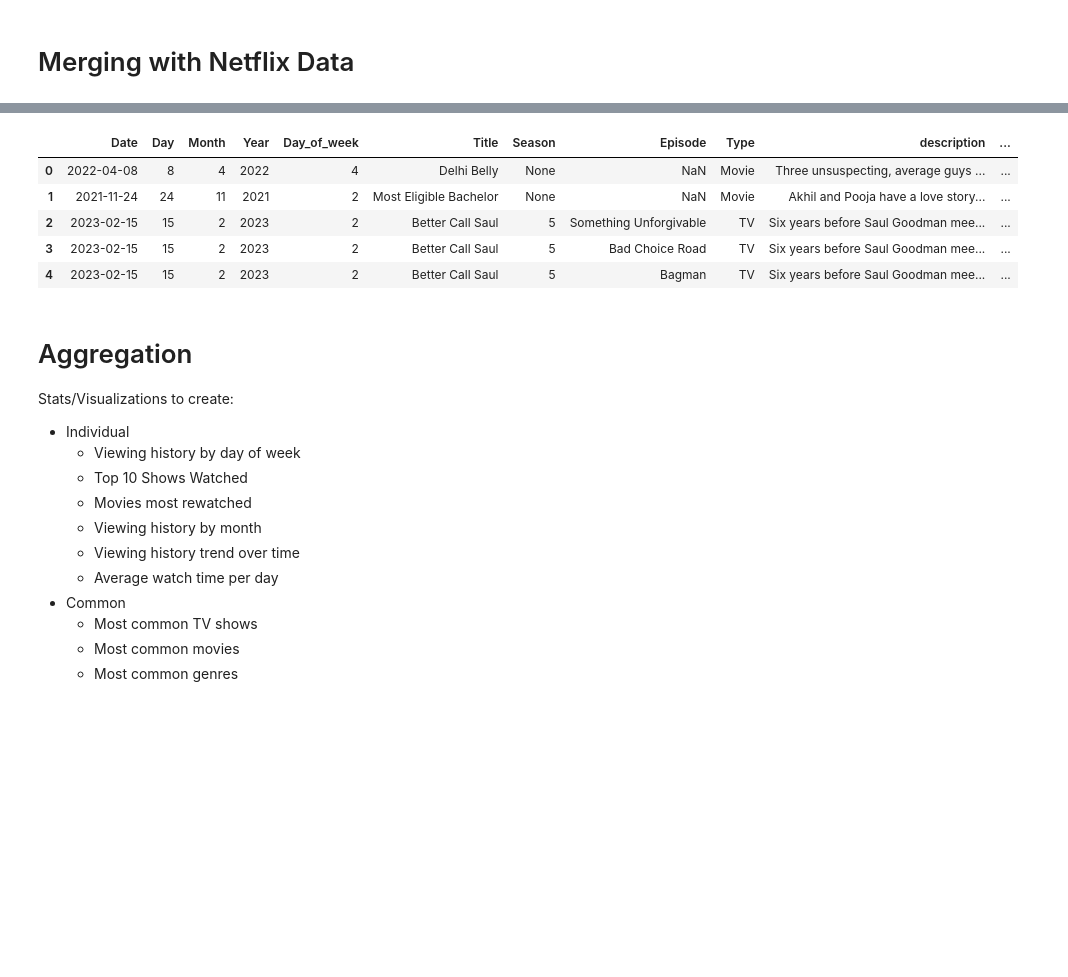
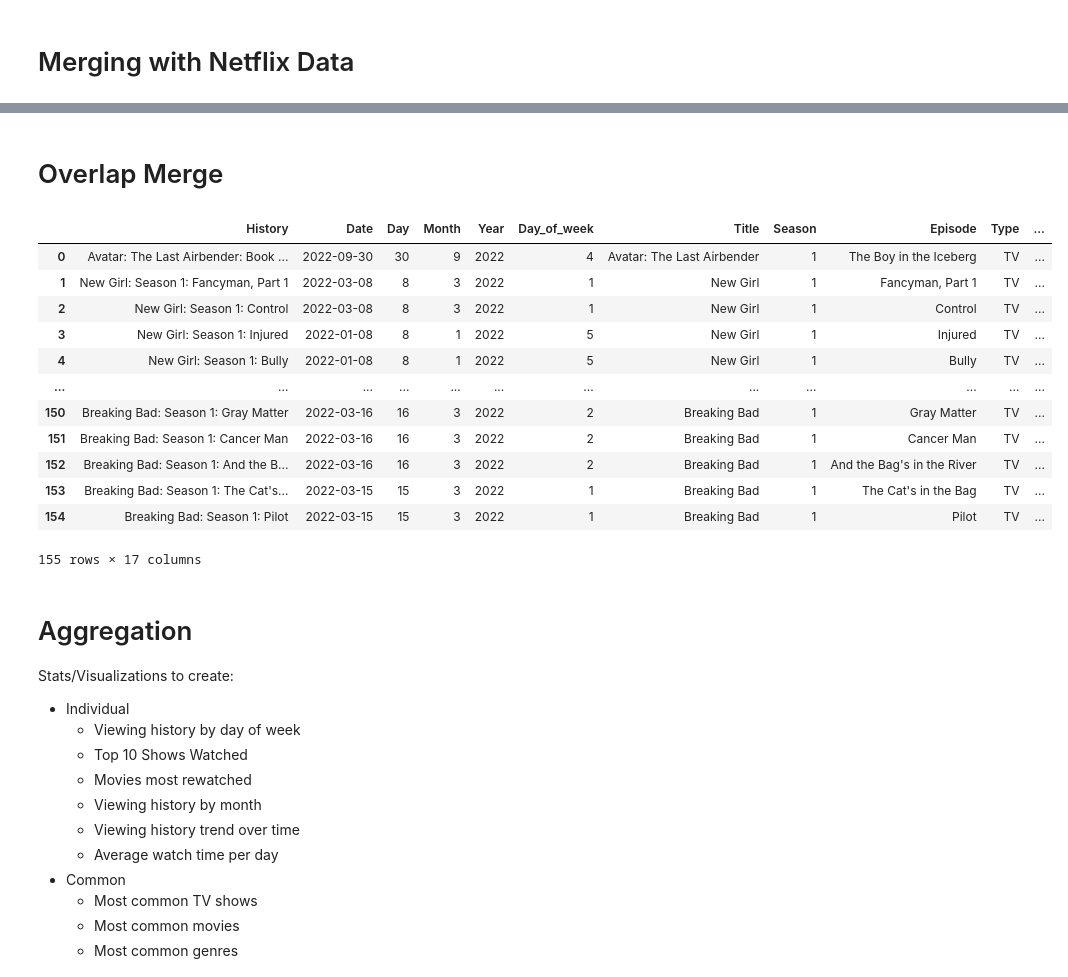
Before and after one commit to joylee13/pic16b_project, a Jupyter notebook: Netflix-Data/sample-history-clean.ipynb, the cells around one changed output, grey strips where cells are left out. Drawn from its saved outputs; the diff is of its cells as text; code cells hidden in the pictures; blank space fills up the shorter version.

```diff
--- a/Netflix-Data/sample-history-clean.ipynb
+++ b/Netflix-Data/sample-history-clean.ipynb
@@ -123,9 +191,0 @@ merged = merged.drop(cols_to_drop, axis = 1)
-# %%
-merged.head()
-# %% [output]
-|  | Date | Day | Month | Year | Day_of_week | Title | Season | Episode | Type | description | ... |
-| 0 | 2022-04-08 | 8 | 4 | 2022 | 4 | Delhi Belly | None | NaN | Movie | Three unsuspecting, average guys ... | ... |
-| 1 | 2021-11-24 | 24 | 11 | 2021 | 2 | Most Eligible Bachelor | None | NaN | Movie | Akhil and Pooja have a love story... | ... |
-| 2 | 2023-02-15 | 15 | 2 | 2023 | 2 | Better Call Saul | 5 | Something Unforgivable | TV | Six years before Saul Goodman mee... | ... |
-| 3 | 2023-02-15 | 15 | 2 | 2023 | 2 | Better Call Saul | 5 | Bad Choice Road | TV | Six years before Saul Goodman mee... | ... |
-| 4 | 2023-02-15 | 15 | 2 | 2023 | 2 | Better Call Saul | 5 | Bagman | TV | Six years before Saul Goodman mee... | ... |
@@ -132,3 +194,28 @@ merged.head()
+# %% [markdown]
+# Overlap Merge
+# %%
+def overlap_merge(df1, df2):
+    dfNew = df1.merge(df2, how = 'inner', left_on = 'History', right_on = 'History', suffixes=('', '_y'))
+    dfNew = dfNew.drop(dfNew.filter(regex='_y$').columns, axis=1)
+    return dfNew
+# %%
+overlap = overlap_merge(df1, df2)
+# %%
+overlap
+# %% [output]
+|  | History | Date | Day | Month | Year | Day_of_week | Title | Season | Episode | Type | ... |
+| 0 | Avatar: The Last Airbender: Book ... | 2022-09-30 | 30 | 9 | 2022 | 4 | Avatar: The Last Airbender | 1 | The Boy in the Iceberg | TV | ... |
+| 1 | New Girl: Season 1: Fancyman, Part 1 | 2022-03-08 | 8 | 3 | 2022 | 1 | New Girl | 1 | Fancyman, Part 1 | TV | ... |
+| 2 | New Girl: Season 1: Control | 2022-03-08 | 8 | 3 | 2022 | 1 | New Girl | 1 | Control | TV | ... |
+| 3 | New Girl: Season 1: Injured | 2022-01-08 | 8 | 1 | 2022 | 5 | New Girl | 1 | Injured | TV | ... |
+| 4 | New Girl: Season 1: Bully | 2022-01-08 | 8 | 1 | 2022 | 5 | New Girl | 1 | Bully | TV | ... |
+| ... | ... | ... | ... | ... | ... | ... | ... | ... | ... | ... | ... |
+| 150 | Breaking Bad: Season 1: Gray Matter | 2022-03-16 | 16 | 3 | 2022 | 2 | Breaking Bad | 1 | Gray Matter | TV | ... |
+| 151 | Breaking Bad: Season 1: Cancer Man | 2022-03-16 | 16 | 3 | 2022 | 2 | Breaking Bad | 1 | Cancer Man | TV | ... |
+| 152 | Breaking Bad: Season 1: And the B... | 2022-03-16 | 16 | 3 | 2022 | 2 | Breaking Bad | 1 | And the Bag's in the River | TV | ... |
+| 153 | Breaking Bad: Season 1: The Cat's... | 2022-03-15 | 15 | 3 | 2022 | 1 | Breaking Bad | 1 | The Cat's in the Bag | TV | ... |
+| 154 | Breaking Bad: Season 1: Pilot | 2022-03-15 | 15 | 3 | 2022 | 1 | Breaking Bad | 1 | Pilot | TV | ... |
+155 rows × 17 columns
 # %% [markdown]
 # Aggregation
 
```
Also changed, not shown: parts of 35 cells of this notebook, 12 other files.
